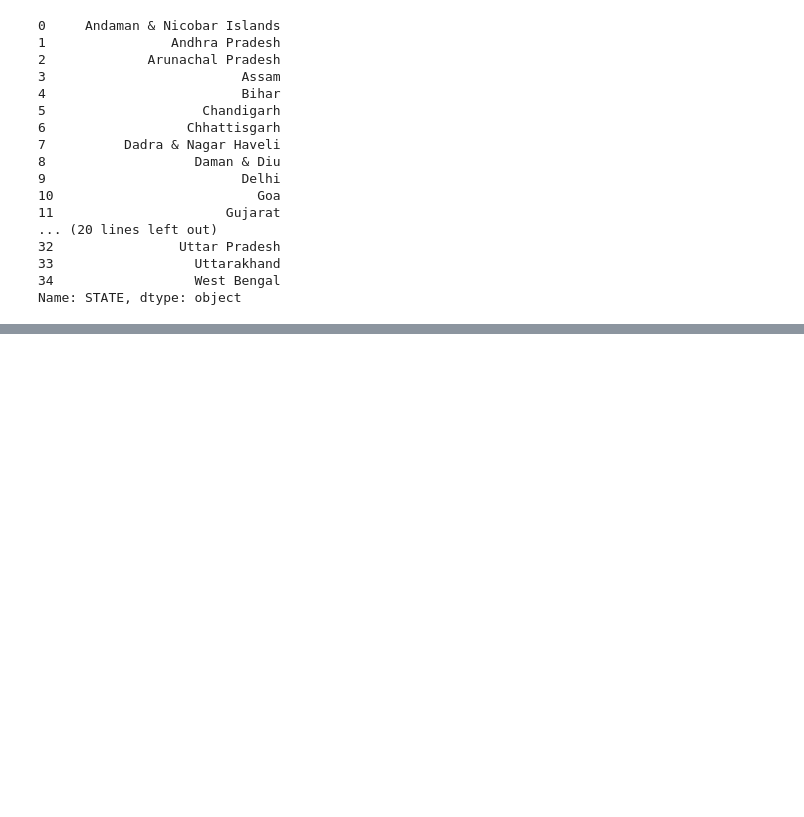
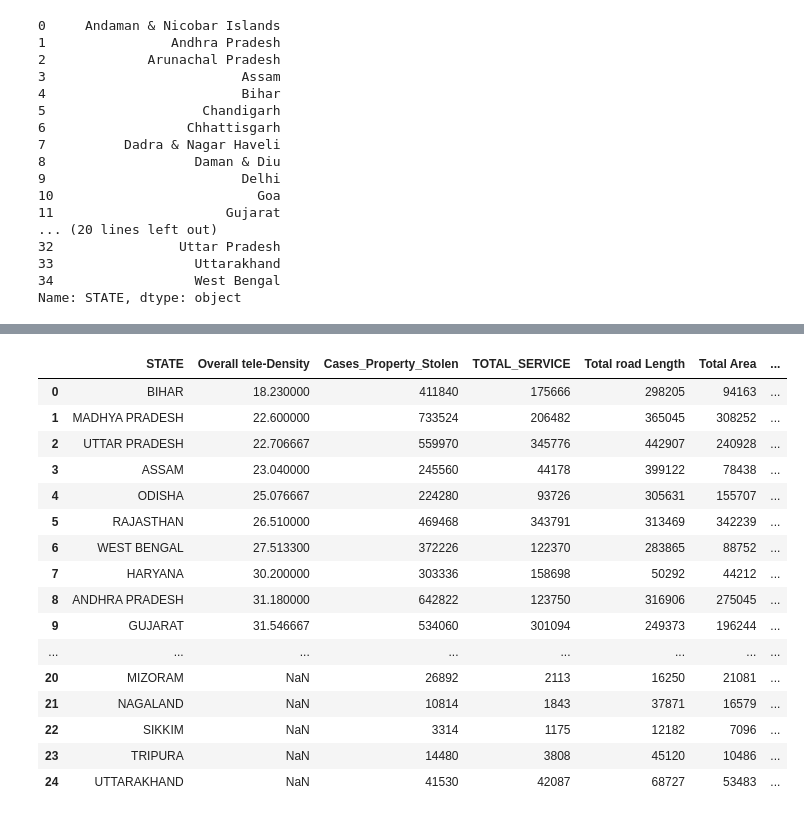
Before and after one commit to sjshrey321/MSME-Project, a Jupyter notebook: Microfinance.ipynb, the cells around one changed output, grey strips where cells are left out. Saved outputs shown, nothing was run; the diff lists cells and outputs as text; code cells hidden in the pictures; blank space fills up the shorter version.

```diff
--- a/Microfinance.ipynb
+++ b/Microfinance.ipynb
@@ -245,0 +410,2 @@ Name: STATE, dtype: object
+# %%
+Sol.drop(Sol.columns[[6,7,8,9,10,12,13,14,15,16,17,19]],axis=1,inplace=True)
@@ -245,0 +434,26 @@ Name: STATE, dtype: object
+# %%
+Sol.drop(Sol.columns[[8,9,10]],axis=1,inplace=True)
+# %%
+Sol['Cases Density']=Sol['Cases_Property_Stolen']/Sol['Total  Population']
+# %%
+Sol.drop('Area',axis=1,inplace=True)
+# %%
+Sol
+# %% [output]
+|  | STATE | Overall tele-Density | Cases_Property_Stolen | TOTAL_SERVICE | Total road Length | Total Area | ... |
+| 0 | BIHAR | 18.230000 | 411840 | 175666 | 298205 | 94163 | ... |
+| 1 | MADHYA PRADESH | 22.600000 | 733524 | 206482 | 365045 | 308252 | ... |
+| 2 | UTTAR PRADESH | 22.706667 | 559970 | 345776 | 442907 | 240928 | ... |
+| 3 | ASSAM | 23.040000 | 245560 | 44178 | 399122 | 78438 | ... |
+| 4 | ODISHA | 25.076667 | 224280 | 93726 | 305631 | 155707 | ... |
+| 5 | RAJASTHAN | 26.510000 | 469468 | 343791 | 313469 | 342239 | ... |
+| 6 | WEST BENGAL | 27.513300 | 372226 | 122370 | 283865 | 88752 | ... |
+| 7 | HARYANA | 30.200000 | 303336 | 158698 | 50292 | 44212 | ... |
+| 8 | ANDHRA PRADESH | 31.180000 | 642822 | 123750 | 316906 | 275045 | ... |
+| 9 | GUJARAT | 31.546667 | 534060 | 301094 | 249373 | 196244 | ... |
+| ... | ... | ... | ... | ... | ... | ... | ... |
+| 20 | MIZORAM | NaN | 26892 | 2113 | 16250 | 21081 | ... |
+| 21 | NAGALAND | NaN | 10814 | 1843 | 37871 | 16579 | ... |
+| 22 | SIKKIM | NaN | 3314 | 1175 | 12182 | 7096 | ... |
+| 23 | TRIPURA | NaN | 14480 | 3808 | 45120 | 10486 | ... |
+| 24 | UTTARAKHAND | NaN | 41530 | 42087 | 68727 | 53483 | ... |
```
Also changed, not shown: parts of 18 cells of this notebook.
